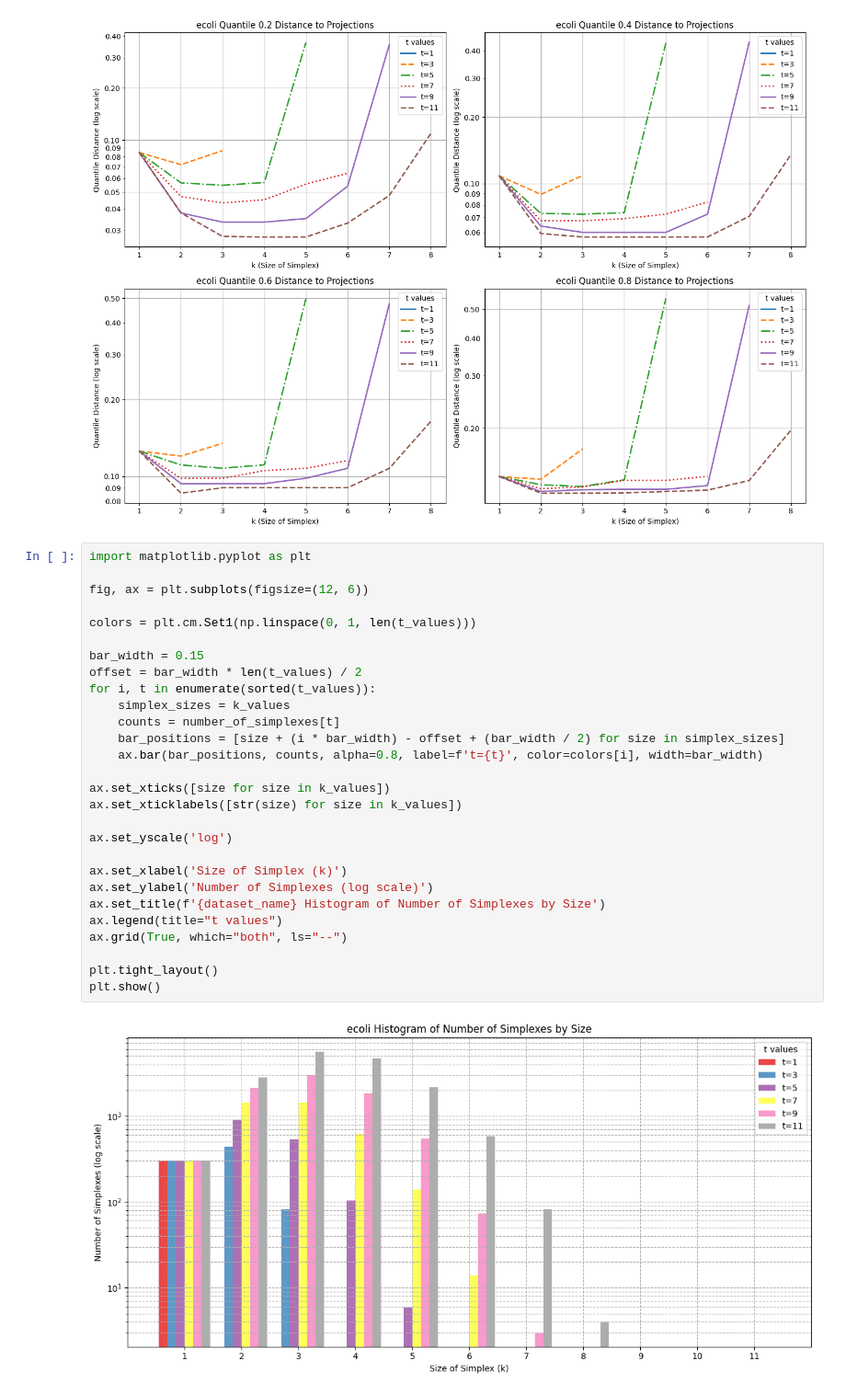
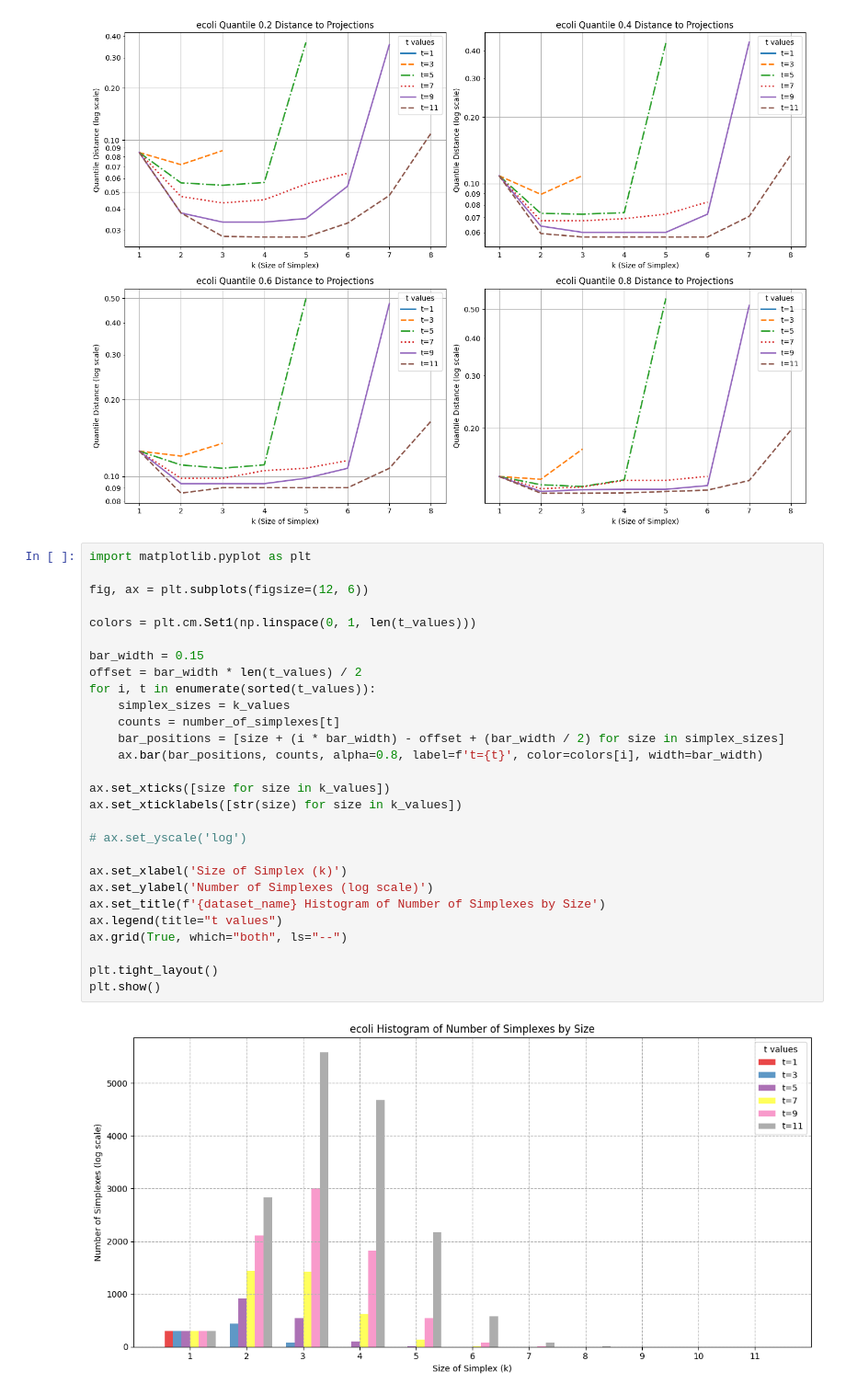
Before and after one commit to Mip182/vector_db_geom, a Jupyter notebook: experiments/cliques_experiment/cliques_experiment.ipynb, the cells around one changed output. Shown at 92% size. Saved outputs shown, nothing was run; the diff lists cells and outputs as text.

Commit message:
make smooth graphs

```diff
--- a/experiments/cliques_experiment/cliques_experiment.ipynb
+++ b/experiments/cliques_experiment/cliques_experiment.ipynb
@@ -146,30 +146,30 @@ plt.show()
 # %%
 import matplotlib.pyplot as plt
 
 fig, ax = plt.subplots(figsize=(12, 6))
 
 colors = plt.cm.Set1(np.linspace(0, 1, len(t_values)))
 
 bar_width = 0.15
 offset = bar_width * len(t_values) / 2
 for i, t in enumerate(sorted(t_values)):
     simplex_sizes = k_values
     counts = number_of_simplexes[t]
     bar_positions = [size + (i * bar_width) - offset + (bar_width / 2) for size in simplex_sizes]
     ax.bar(bar_positions, counts, alpha=0.8, label=f't={t}', color=colors[i], width=bar_width)
 
 ax.set_xticks([size for size in k_values])
 ax.set_xticklabels([str(size) for size in k_values])
 
-ax.set_yscale('log')
+# ax.set_yscale('log')
 
 ax.set_xlabel('Size of Simplex (k)')
 ax.set_ylabel('Number of Simplexes (log scale)')
 ax.set_title(f'{dataset_name} Histogram of Number of Simplexes by Size')
 ax.legend(title="t values")
 ax.grid(True, which="both", ls="--")
 
 plt.tight_layout()
 plt.show()
 # %% [output]
-[figure, old version]
+[figure, new version]
```
